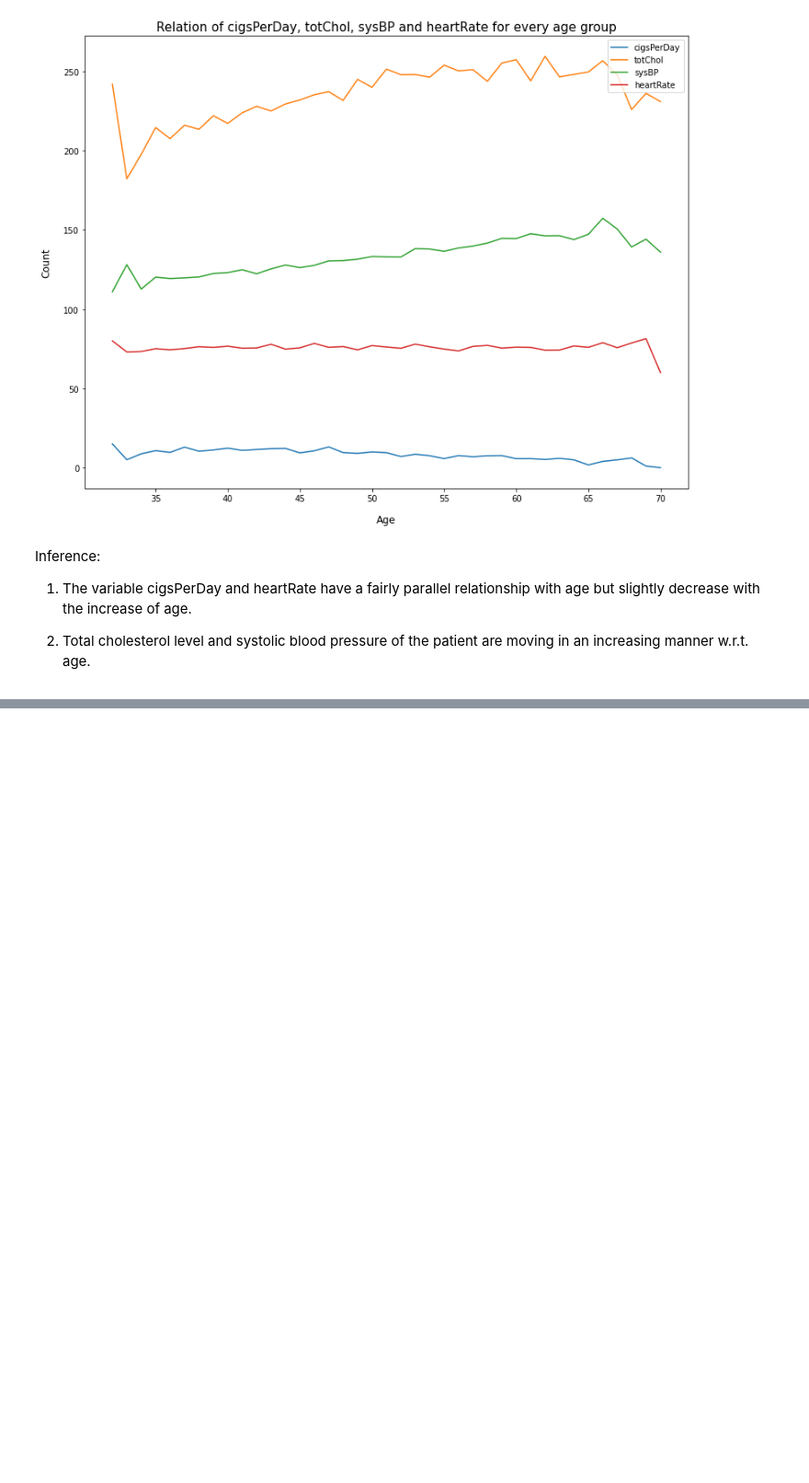
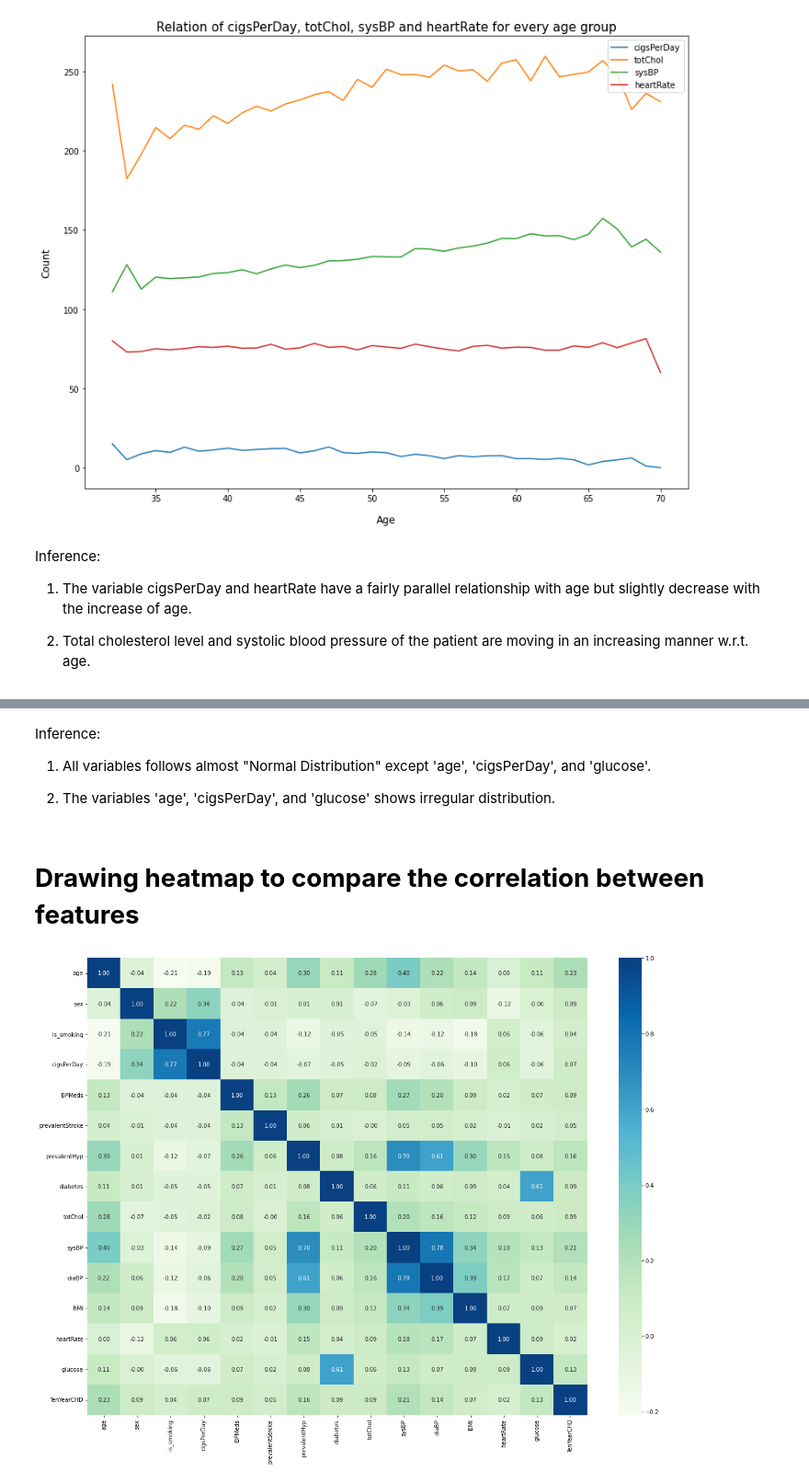
Before and after one commit to Akshadanair/Cardiovascular-Risk-Prediction, a Jupyter notebook: Cardiovascular_Risk_Prediction.ipynb, the cells around one changed output, grey strips where cells are left out. Shown at 92% size. Saved outputs shown, nothing was run; the diff lists cells and outputs as text; code cells hidden in the pictures; blank space fills up the shorter version.

```diff
--- a/Cardiovascular_Risk_Prediction.ipynb
+++ b/Cardiovascular_Risk_Prediction.ipynb
@@ -574,0 +586,20 @@ Inference:
+# %% [markdown]
+Inference:
+
+1. All variables follows almost "Normal Distribution" except 'age', 'cigsPerDay', and 'glucose'.
+
+2. The variables 'age', 'cigsPerDay', and 'glucose' shows irregular distribution.
+# %% [markdown]
+# **Drawing heatmap to compare the correlation between features**
+# %%
+#Drawing heatmap to compare the correlation between features
+
+#setting figure size
+plt.figure(figsize = (20,15))
+
+#creating heatmap
+corr = cardio_data.corr()
+sns.heatmap(corr, cmap = 'GnBu', annot = True, fmt = '.2f')
+plt.show()
+# %% [output]
+[figure, added]
```
Also changed, not shown: parts of 8 cells of this notebook.
